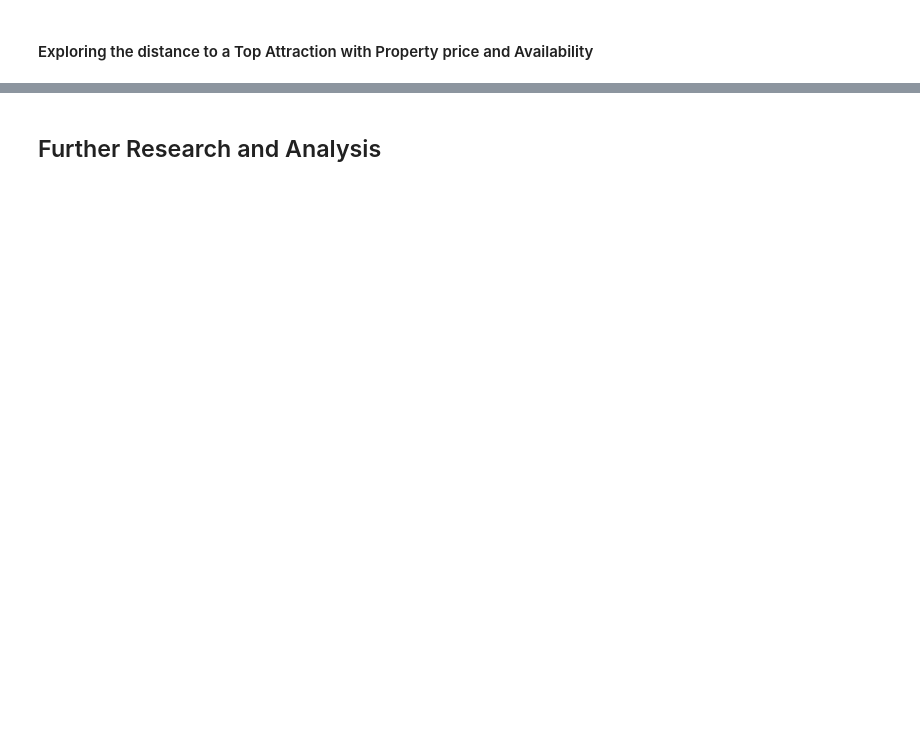
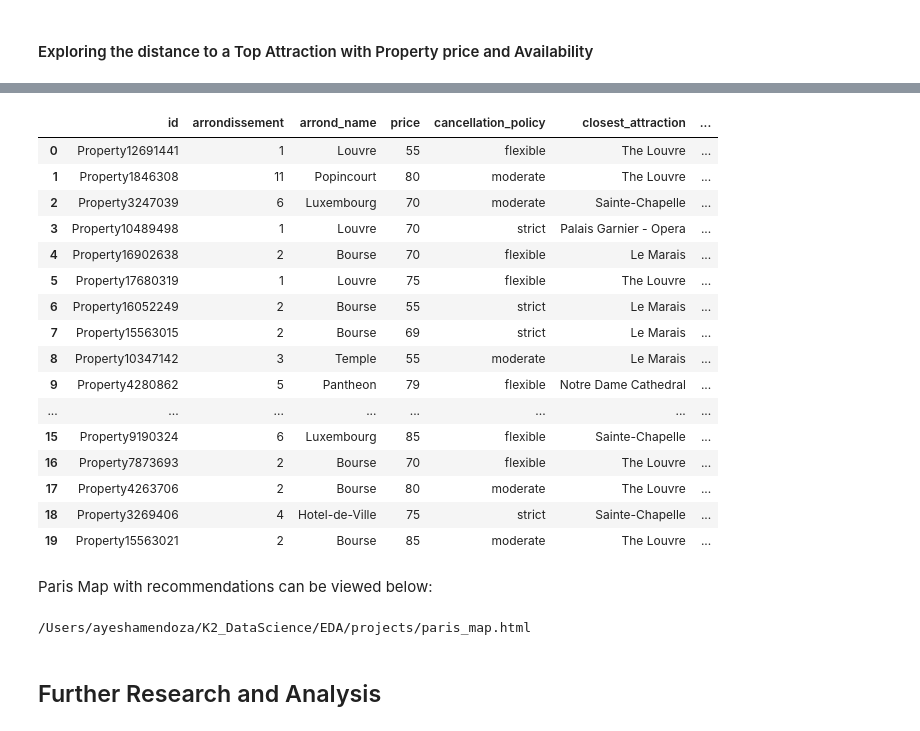
Before and after one commit to aarathi1297/Airbnb_Paris, a Jupyter notebook: P2_EDA_Project_Airbnb_Paris.ipynb, the cells around one changed output, grey strips where cells are left out. Saved outputs shown, nothing was run; the diff lists cells and outputs as text; code cells hidden in the pictures; blank space fills up the shorter version.

```diff
--- a/P2_EDA_Project_Airbnb_Paris.ipynb
+++ b/P2_EDA_Project_Airbnb_Paris.ipynb
@@ -210,0 +221,23 @@ we can see that for properties within $100/night, the availability in the lower
+# %%
+import pandas as pd
+results = pd.read_pickle('airbnb_paris/recommendation_results_0615.p')
+results.reset_index(drop = True, inplace = True)
+results.style
+# %% [output]
+|  | id | arrondissement | arrond_name | price | cancellation_policy | closest_attraction | ... |
+| 0 | Property12691441 | 1 | Louvre | 55 | flexible | The Louvre | ... |
+| 1 | Property1846308 | 11 | Popincourt | 80 | moderate | The Louvre | ... |
+| 2 | Property3247039 | 6 | Luxembourg | 70 | moderate | Sainte-Chapelle | ... |
+| 3 | Property10489498 | 1 | Louvre | 70 | strict | Palais Garnier - Opera | ... |
+| 4 | Property16902638 | 2 | Bourse | 70 | flexible | Le Marais | ... |
+| 5 | Property17680319 | 1 | Louvre | 75 | flexible | The Louvre | ... |
+| 6 | Property16052249 | 2 | Bourse | 55 | strict | Le Marais | ... |
+| 7 | Property15563015 | 2 | Bourse | 69 | strict | Le Marais | ... |
+| 8 | Property10347142 | 3 | Temple | 55 | moderate | Le Marais | ... |
+| 9 | Property4280862 | 5 | Pantheon | 79 | flexible | Notre Dame Cathedral | ... |
+| ... | ... | ... | ... | ... | ... | ... | ... |
+| 15 | Property9190324 | 6 | Luxembourg | 85 | flexible | Sainte-Chapelle | ... |
+| 16 | Property7873693 | 2 | Bourse | 70 | flexible | The Louvre | ... |
+| 17 | Property4263706 | 2 | Bourse | 80 | moderate | The Louvre | ... |
+| 18 | Property3269406 | 4 | Hotel-de-Ville | 75 | strict | Sainte-Chapelle | ... |
+| 19 | Property15563021 | 2 | Bourse | 85 | moderate | The Louvre | ... |
@@ -211,2 +247,8 @@ we can see that for properties within $100/night, the availability in the lower
+# %% [markdown]
+Paris Map with recommendations can be viewed below:
+# %%
+FileLink('paris_map.html')
+# %% [output]
+/Users/ayeshamendoza/K2_DataScience/EDA/projects/paris_map.html
 # %% [markdown]
 ## Further Research and Analysis
```
Also changed, not shown: parts of 12 cells of this notebook, 7 other files.
